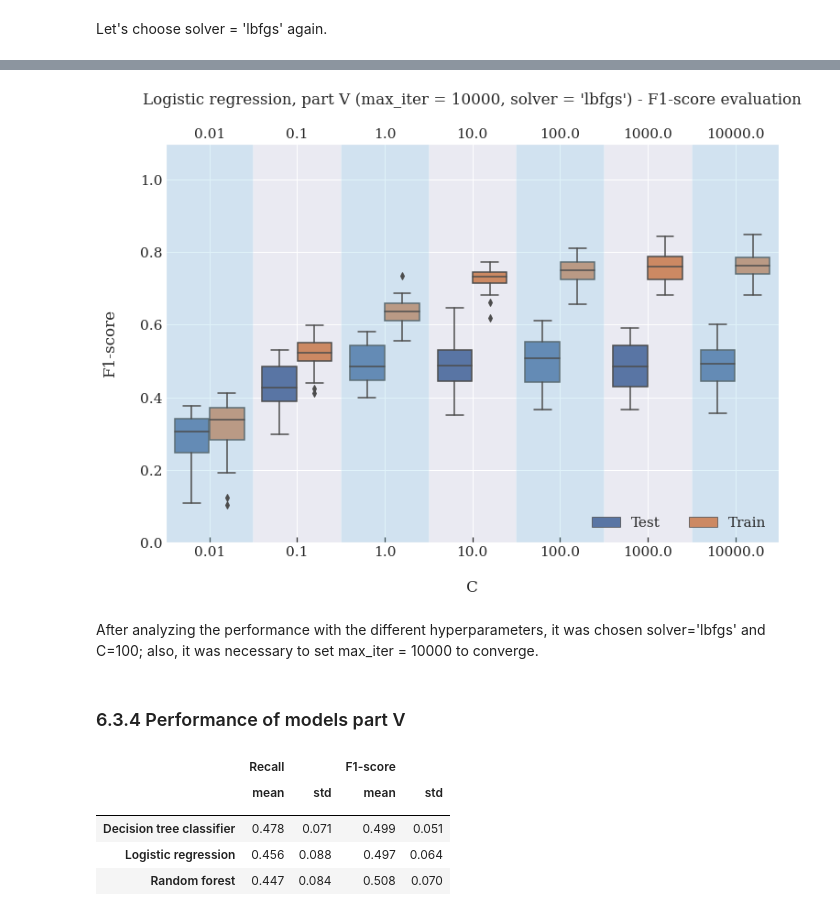
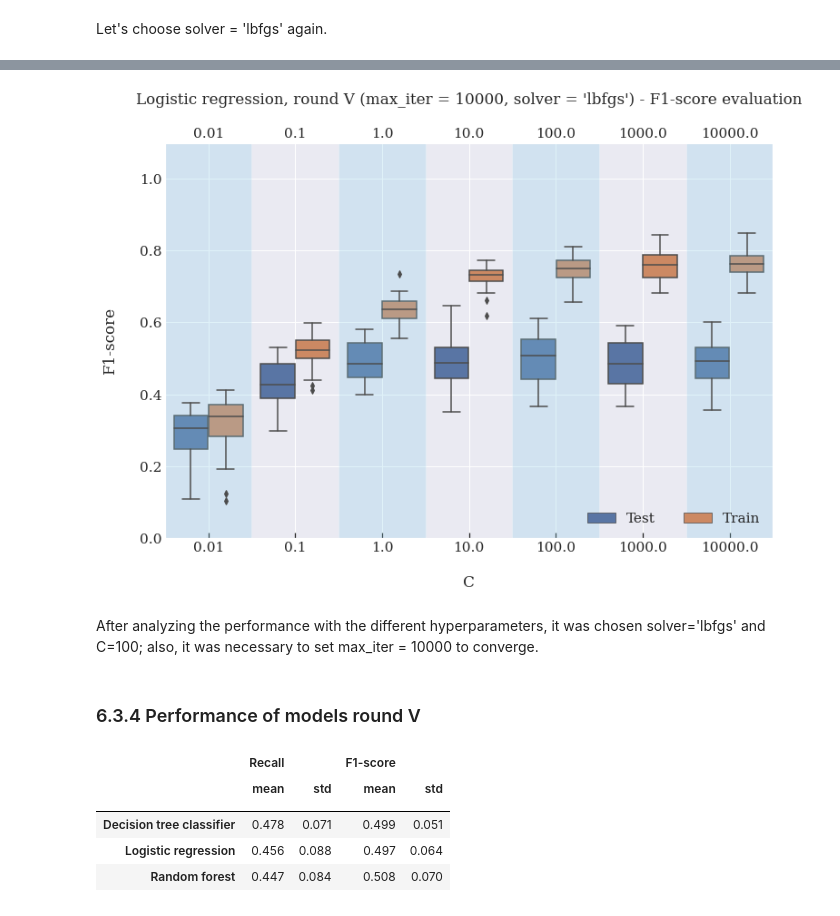
Before and after one commit to renato-favarin/covid_ICU_prediction_at_sirio_libanes, a Jupyter notebook: Renato_da_Nova_Favarin.ipynb, the cells around one changed output, grey strips where cells are left out. Drawn from its saved outputs; the diff is of its cells as text; code cells hidden in the pictures.

```diff
--- a/Renato_da_Nova_Favarin.ipynb
+++ b/Renato_da_Nova_Favarin.ipynb
@@ -2150,11 +2149,11 @@ plotScoresGraph("Logistic regression, part V (max_iter = 10000, solver = 'lbfgs'
 # %%
-plotScoresGraph("Logistic regression, part V (max_iter = 10000, solver = 'lbfgs')", logistic_regression_scores, "C", "F1-score",legend_bottom_right=True)
+plotScoresGraph("Logistic regression, round V (max_iter = 10000, solver = 'lbfgs')", logistic_regression_scores, "C", "F1-score",legend_bottom_right=True)
 # %% [output]
-[figure, old version]
+[figure, new version]
 # %% [markdown]
 After analyzing the performance with the different hyperparameters, it was chosen solver='lbfgs' and C=100; also, it was necessary to set max_iter = 10000 to converge.
 # %%
 log_reg_clf = LogisticRegression(max_iter=10000, solver='lbfgs', C=100)
 # %% [markdown]
-### 6.3.4 Performance of models part V
+### 6.3.4 Performance of models round V
 # %%
```
Also changed, not shown: parts of 91 cells of this notebook, 1 other file.
